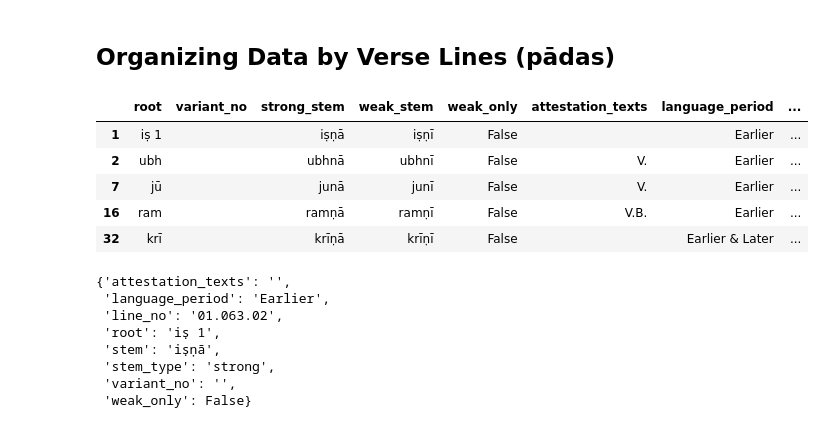
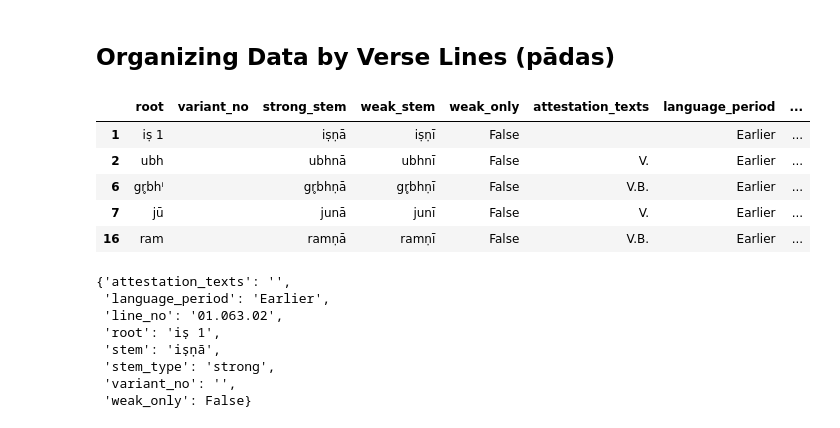
Before and after one commit to anupdhml/sanskrit_ninth_class_meter, a Jupyter notebook: README.ipynb, the cells around one changed output. Drawn from its saved outputs; the diff is of its cells as text; code cells hidden in the pictures.

Commit message:
Detect variant roots marked for seṭ as well as with numbers
Signed-off-by: Anup Dhamala <anupdhml+git@gmail.com>

```diff
--- a/README.ipynb
+++ b/README.ipynb
@@ -385,16 +555,16 @@ df_roots = pandas.read_csv("data/roots_ninth_class.csv", keep_default_na=False)
 # %%
 # TODO remove test df once we have all the annotations
 #df_roots_test = df_roots[~df_roots["rig_veda_strong_attestations"].isna()]
 #df_roots_test = df_roots[df_roots["rig_veda_strong_attestations"].str.len() > 0]
-df_roots_test = df_roots.query('rig_veda_strong_attestations != "" or rig_veda_weak_attestations != ""')
+df_roots_test = df_roots.query('strong_attestations != "" or weak_attestations != ""')
 df_roots_test.head()
 # %% [output]
 |  | root | variant_no | strong_stem | weak_stem | weak_only | attestation_texts | language_period | ... |
 | 1 | iṣ 1 |  | iṣṇā | iṣṇī | False |  | Earlier | ... |
 | 2 | ubh |  | ubhnā | ubhnī | False | V. | Earlier | ... |
+| 6 | gr̥bhⁱ |  | gr̥bhṇā | gr̥bhṇī | False | V.B. | Earlier | ... |
 | 7 | jū |  | junā | junī | False | V. | Earlier | ... |
 | 16 | ram |  | ramṇā | ramṇī | False | V.B. | Earlier | ... |
-| 32 | krī |  | krīṇā | krīṇī | False |  | Earlier & Later | ... |
 # %%
 #from pprint import pprint
 # %%
```
Also changed, not shown: parts of 13 cells of this notebook, 4 other files.
